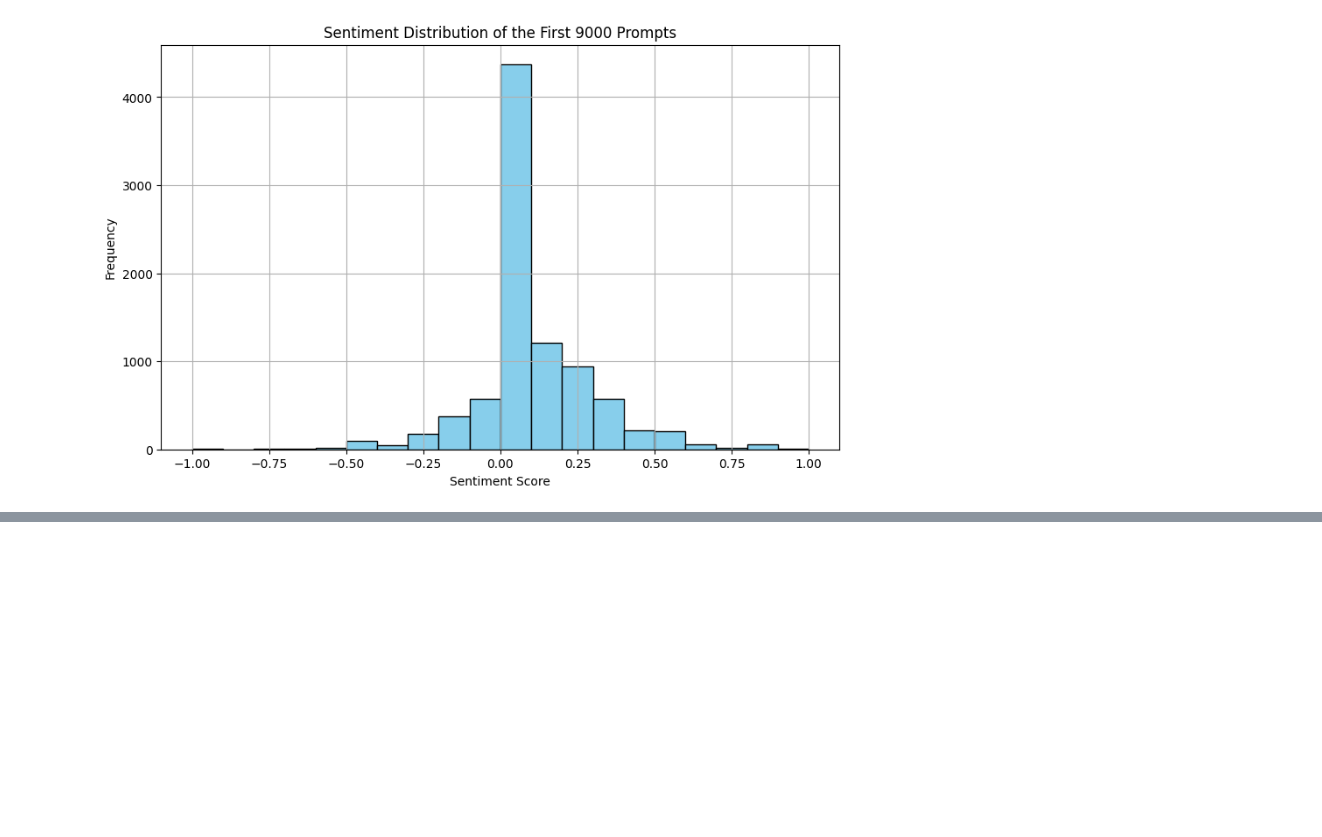
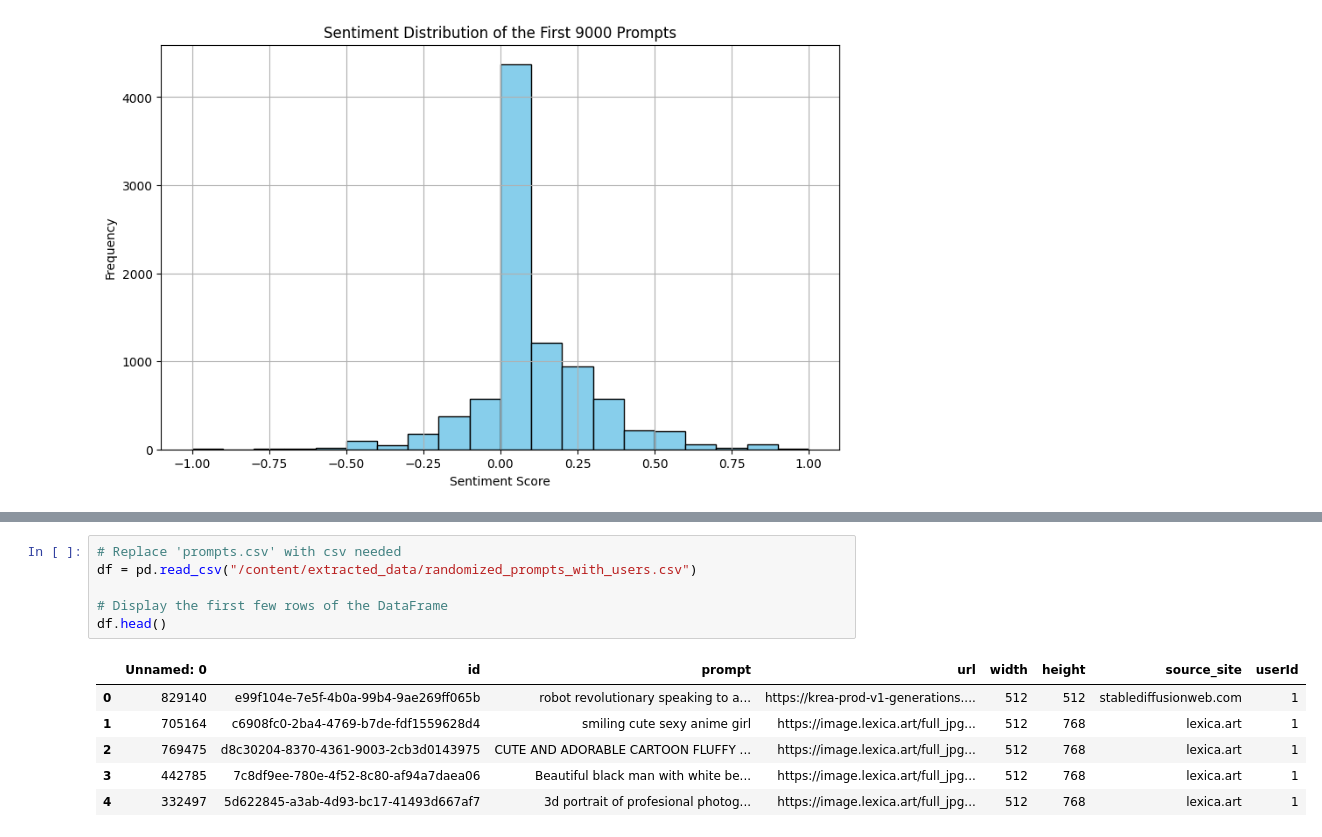
Before and after one commit to SomersInias/AI-PromptInsights, a Jupyter notebook: PromptInsights.ipynb, the cells around one changed output, grey strips where cells are left out. Drawn from its saved outputs; the diff is of its cells as text; blank space fills up the shorter version.

Commit message:
Distributed the csv into users to make analytics user based

```diff
--- a/PromptInsights.ipynb
+++ b/PromptInsights.ipynb
@@ -267,0 +307,13 @@ plt.show()
+# %%
+# Replace 'prompts.csv' with csv needed
+df = pd.read_csv("/content/extracted_data/randomized_prompts_with_users.csv")
+
+# Display the first few rows of the DataFrame
+df.head()
+# %% [output]
+|  | Unnamed: 0 | id | prompt | url | width | height | source_site | userId |
+| 0 | 829140 | e99f104e-7e5f-4b0a-99b4-9ae269ff065b | robot revolutionary speaking to a... | https://krea-prod-v1-generations.... | 512 | 512 | stablediffusionweb.com | 1 |
+| 1 | 705164 | c6908fc0-2ba4-4769-b7de-fdf1559628d4 | smiling cute sexy anime girl | https://image.lexica.art/full_jpg... | 512 | 768 | lexica.art | 1 |
+| 2 | 769475 | d8c30204-8370-4361-9003-2cb3d0143975 | CUTE AND ADORABLE CARTOON FLUFFY ... | https://image.lexica.art/full_jpg... | 512 | 768 | lexica.art | 1 |
+| 3 | 442785 | 7c8df9ee-780e-4f52-8c80-af94a7daea06 | Beautiful black man with white be... | https://image.lexica.art/full_jpg... | 512 | 768 | lexica.art | 1 |
+| 4 | 332497 | 5d622845-a3ab-4d93-bc17-41493d667af7 | 3d portrait of profesional photog... | https://image.lexica.art/full_jpg... | 512 | 768 | lexica.art | 1 |
```
Also changed, not shown: parts of 11 cells of this notebook.
